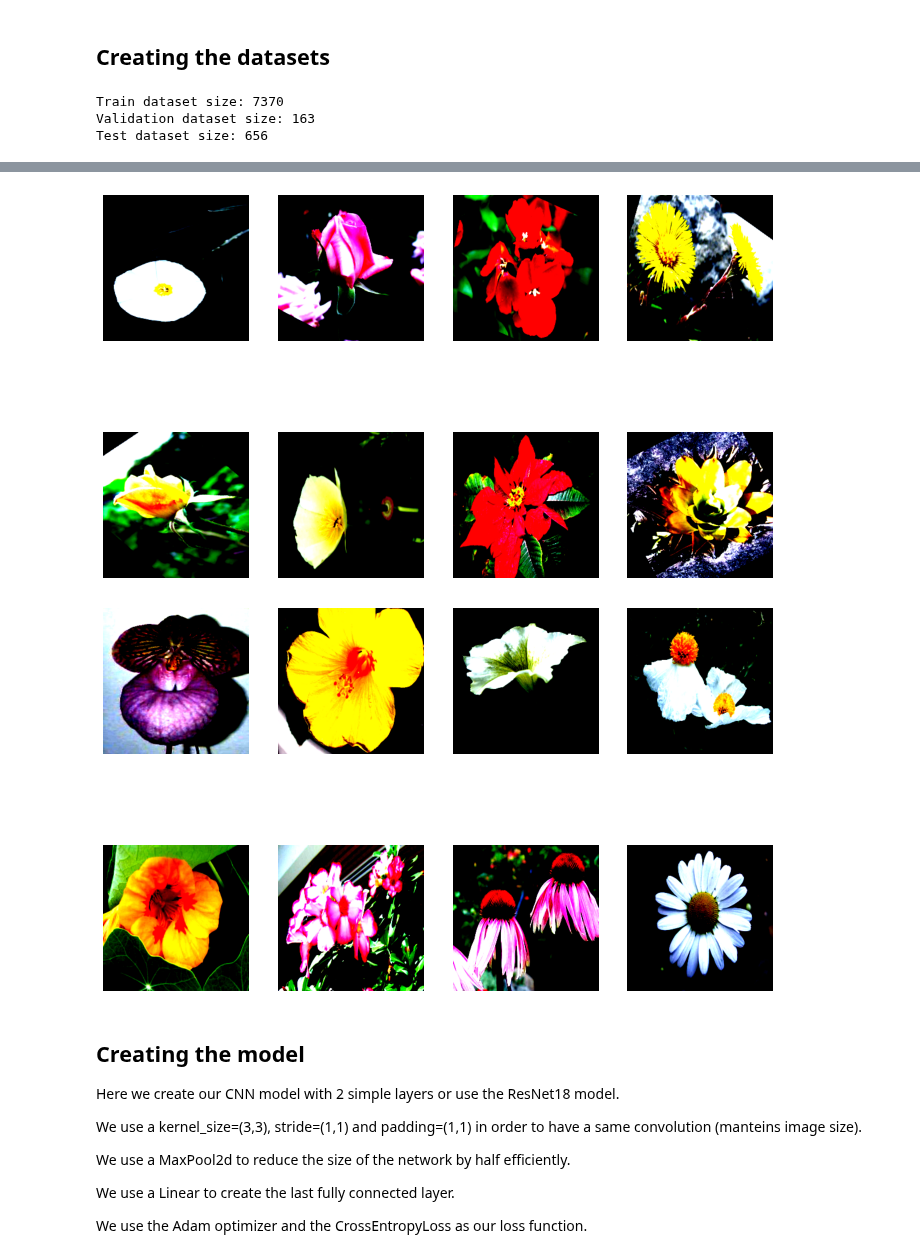
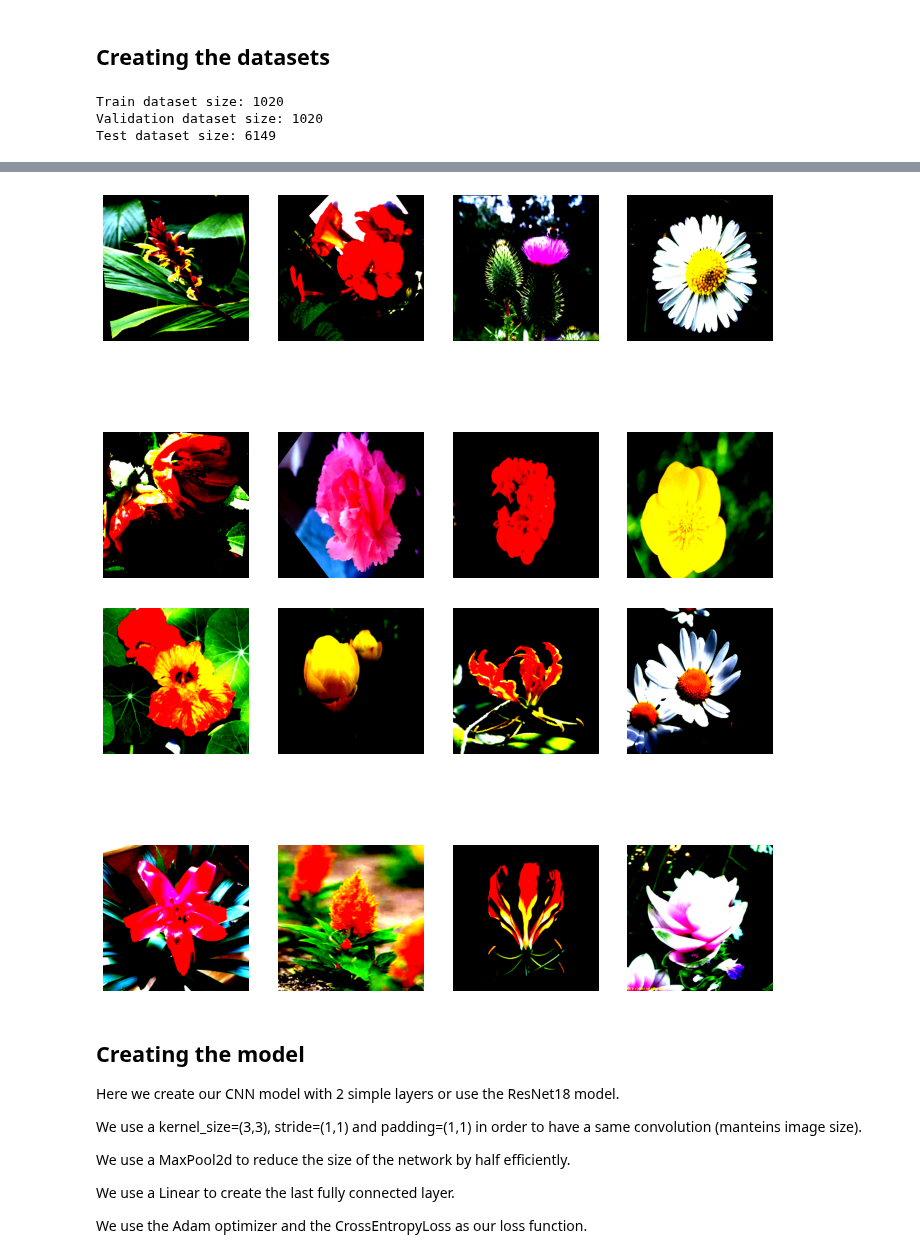
Before and after one commit to Baccega/flower-classifier, a Jupyter notebook: flower-classifier.ipynb, the cells around one changed output, grey strips where cells are left out. Cells and saved outputs as stored; diff of their text form; code cells hidden in the pictures.

```diff
--- a/flower-classifier.ipynb
+++ b/flower-classifier.ipynb
@@ -165,53 +165,56 @@ transform_valid = transforms.Compose(
     ]
 )
 
+dataset_train = datasets.Flowers102(root="data/train", download=True, transform=transform_train)
+dataset_validation = datasets.Flowers102(root="data/validation", download=True, transform=transform_valid, split="val")
+dataset_test = datasets.Flowers102(root="data/test", download=True, transform=transform_valid, split="test")
 
-dataset_train = datasets.ImageFolder("data/images", transform=transform_train)
-dataset_valid = datasets.ImageFolder("data/images", transform=transform_valid)
+# dataset_train = datasets.ImageFolder("data/images", transform=transform_train)
+# dataset_valid = datasets.ImageFolder("data/images", transform=transform_valid)
 # dataset = FlowerDateset(metadata, transform=transform)
 
-train_size = int(len(dataset_train) * DATASET_SPLIT)
-validation_test_size = len(dataset_train) - train_size
+# train_size = int(len(dataset_train) * DATASET_SPLIT)
+# validation_test_size = len(dataset_train) - train_size
 
-indices = torch.randperm(len(dataset_train))
-train_dataset = torch.utils.data.Subset(dataset_train, indices[:-validation_test_size])
-validation_test_dataset = torch.utils.data.Subset(
-    dataset_valid, indices[-validation_test_size:]
-)
+# indices = torch.randperm(len(dataset_train))
+# train_dataset = torch.utils.data.Subset(dataset_train, indices[:-validation_test_size])
+# validation_test_dataset = torch.utils.data.Subset(
+#     dataset_valid, indices[-validation_test_size:]
+# )
 
-validation_size = int(len(validation_test_dataset) * TESTING_VALIDATION_SPLIT)
-test_size = len(validation_test_dataset) - validation_size
+# validation_size = int(len(validation_test_dataset) * TESTING_VALIDATION_SPLIT)
+# test_size = len(validation_test_dataset) - validation_size
 
-indices = torch.randperm(len(validation_test_dataset))
-validation_dataset = torch.utils.data.Subset(validation_test_dataset, indices[:-test_size])
-test_dataset = torch.utils.data.Subset(validation_test_dataset, indices[-test_size:])
+# indices = torch.randperm(len(validation_test_dataset))
+# dataset_validation = torch.utils.data.Subset(validation_test_dataset, indices[:-test_size])
+# test_dataset = torch.utils.data.Subset(validation_test_dataset, indices[-test_size:])
 
 
 # train_dataset, validation_test_dataset = data.random_split(
 #     dataset_train, [train_set_size, validation_set_size + test_set_size]
 # )
-# validation_dataset, test_dataset = data.random_split(
+# dataset_validation, test_dataset = data.random_split(
 #     validation_test_dataset, [validation_set_size, test_set_size]
 # )
 
 
 # train_dataset = torch.utils.data.Subset(train_dataset, indices=torch.arange(train_set_size))
-# validation_dataset = torch.utils.data.Subset(validation_dataset, indices=torch.arange(validation_set_size))
+# dataset_validation = torch.utils.data.Subset(dataset_validation, indices=torch.arange(validation_set_size))
 # test_dataset = torch.utils.data.Subset(test_dataset, indices=torch.arange(test_set_size))
 
 # train_dataset.dataset.transform = transform_train
-# validation_dataset.dataset.transform = transform_valid
+# dataset_validation.dataset.transform = transform_valid
 # test_dataset.dataset.transform = transform_valid
 
-train_dataloader = data.DataLoader(train_dataset, batch_size=BATCH_SIZE, shuffle=True)
+train_dataloader = data.DataLoader(dataset_train, batch_size=BATCH_SIZE, shuffle=True)
 validation_dataloader = data.DataLoader(
-    validation_dataset, batch_size=BATCH_SIZE, shuffle=True
+    dataset_validation, batch_size=BATCH_SIZE, shuffle=True
 )
-test_dataloader = data.DataLoader(test_dataset, batch_size=BATCH_SIZE, shuffle=True)
+test_dataloader = data.DataLoader(dataset_test, batch_size=BATCH_SIZE, shuffle=True)
 
-print("Train dataset size: {}".format(len(train_dataset)))
-print("Validation dataset size: {}".format(len(validation_dataset)))
-print("Test dataset size: {}".format(len(test_dataset)))
+print("Train dataset size: {}".format(len(dataset_train)))
+print("Validation dataset size: {}".format(len(dataset_validation)))
+print("Test dataset size: {}".format(len(dataset_test)))
 
 n_rows = 2
 n_cols = 4
@@ -227,38 +230,38 @@ for x, y in train_dataloader:
     break
 n_rows = 2
 n_cols = 4
 
 for x, y in validation_dataloader:
     x = x.to(device)
     fig, ax = plt.subplots(nrows=n_rows, ncols=n_cols, figsize=(12, 8))
     for i in range(n_rows):
         for j in range(n_cols):
             ax[i, j].imshow(x[(i * n_cols) + j].cpu().permute(1, 2, 0))
             ax[i, j].axis("off")
             # ax[i, j].set_title(labelReference[label])
     break
 # %% [output]
-Train dataset size: 7370
-Validation dataset size: 163
-Test dataset size: 656
+Train dataset size: 1020
+Validation dataset size: 1020
+Test dataset size: 6149
 Clipping input data to the valid range for imshow with RGB data ([0..1] for floats or [0..255] for integers).
 Clipping input data to the valid range for imshow with RGB data ([0..1] for floats or [0..255] for integers).
 Clipping input data to the valid range for imshow with RGB data ([0..1] for floats or [0..255] for integers).
 Clipping input data to the valid range for imshow with RGB data ([0..1] for floats or [0..255] for integers).
 Clipping input data to the valid range for imshow with RGB data ([0..1] for floats or [0..255] for integers).
 Clipping input data to the valid range for imshow with RGB data ([0..1] for floats or [0..255] for integers).
 Clipping input data to the valid range for imshow with RGB data ([0..1] for floats or [0..255] for integers).
 Clipping input data to the valid range for imshow with RGB data ([0..1] for floats or [0..255] for integers).
 Clipping input data to the valid range for imshow with RGB data ([0..1] for floats or [0..255] for integers).
 Clipping input data to the valid range for imshow with RGB data ([0..1] for floats or [0..255] for integers).
 Clipping input data to the valid range for imshow with RGB data ([0..1] for floats or [0..255] for integers).
 Clipping input data to the valid range for imshow with RGB data ([0..1] for floats or [0..255] for integers).
 Clipping input data to the valid range for imshow with RGB data ([0..1] for floats or [0..255] for integers).
 Clipping input data to the valid range for imshow with RGB data ([0..1] for floats or [0..255] for integers).
 Clipping input data to the valid range for imshow with RGB data ([0..1] for floats or [0..255] for integers).
 Clipping input data to the valid range for imshow with RGB data ([0..1] for floats or [0..255] for integers).
-[figure, old version]
+[figure, new version]
-[figure, old version]
+[figure, new version]
 # %% [markdown]
 ## Creating the model
 
```
Also changed, not shown: parts of 3 cells of this notebook, 1 other file.
